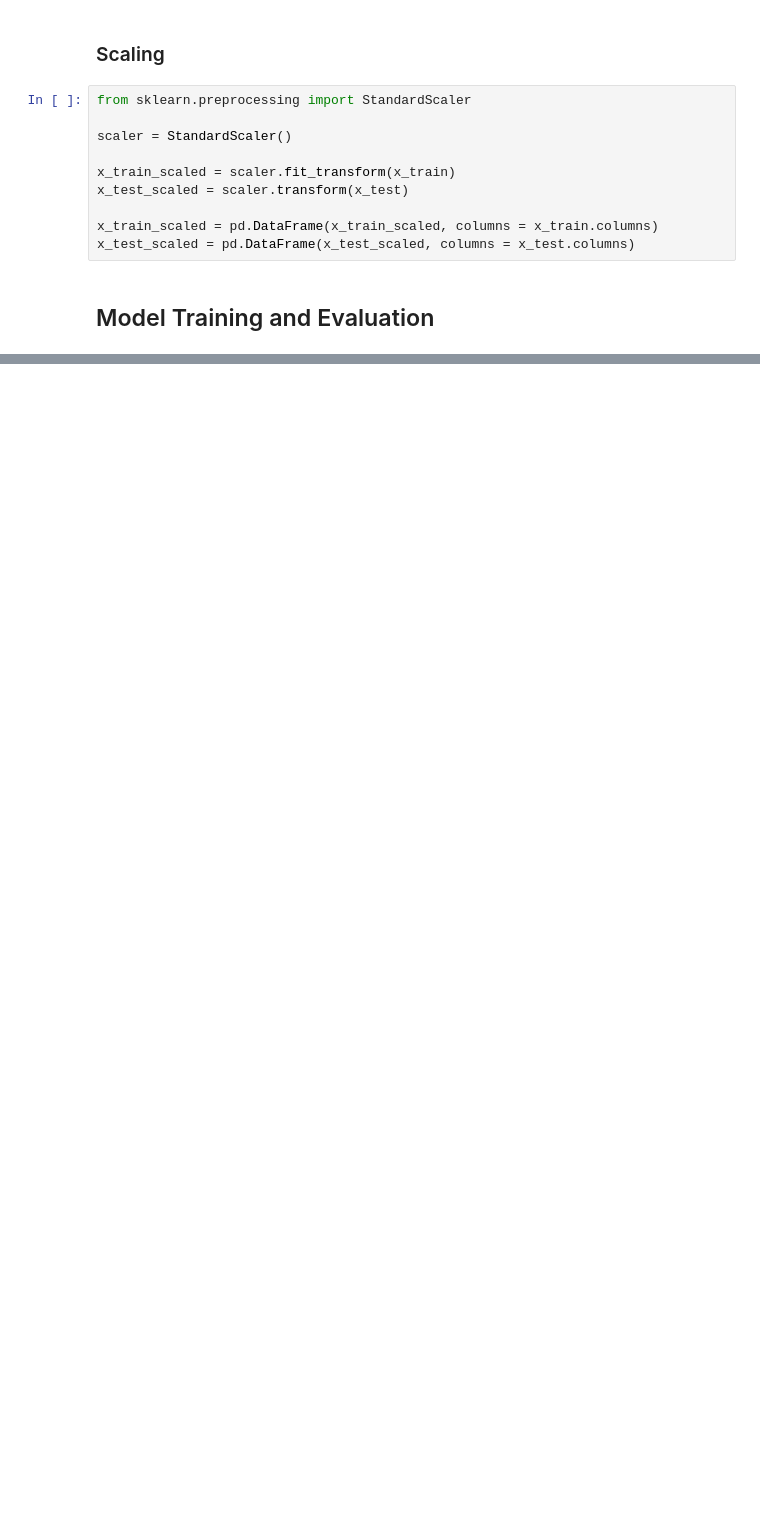
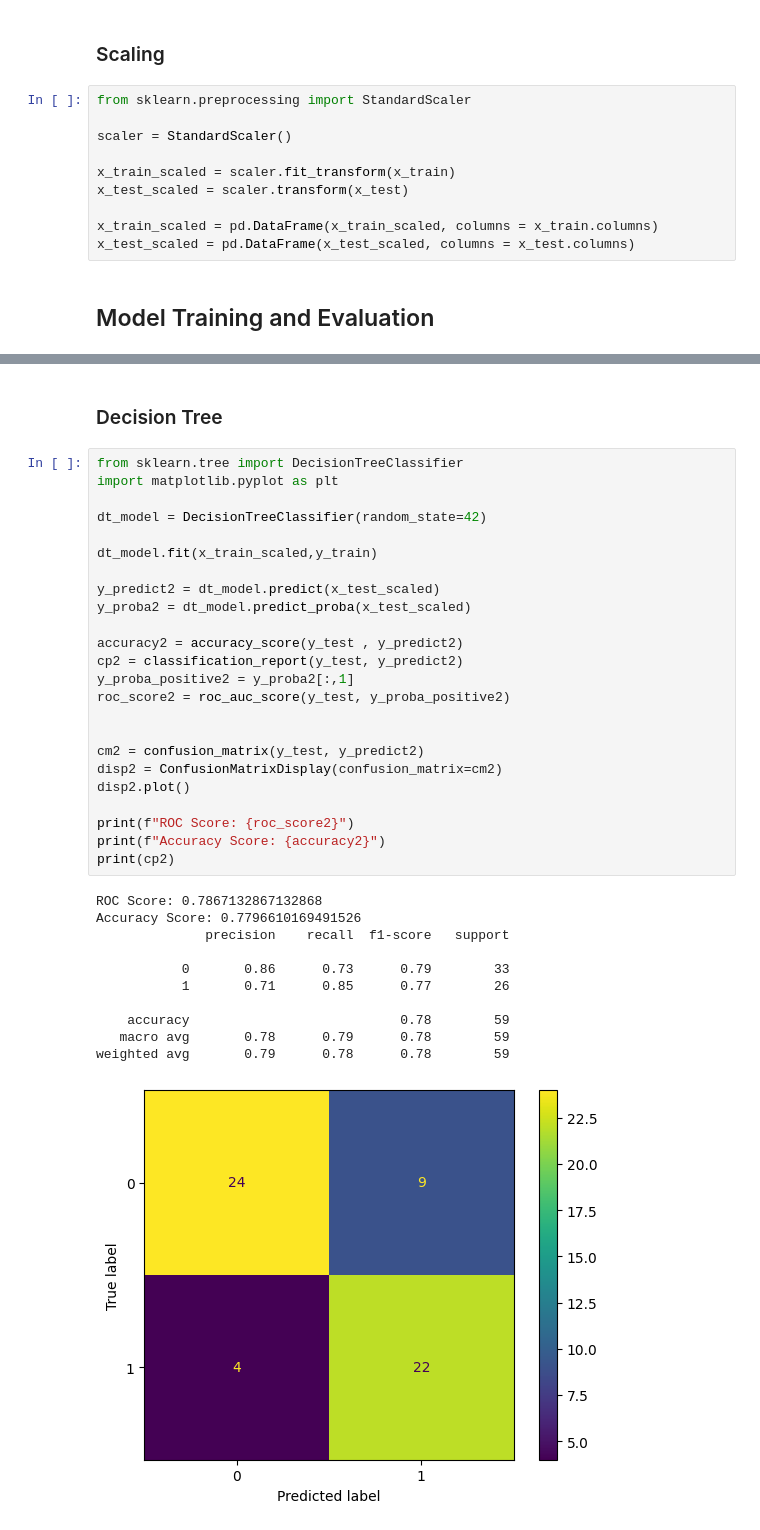
Before and after one commit to AbdlSi/heart_disease, a Jupyter notebook: heartdisease_df_analysis_visuals.ipynb, the cells around one changed output, grey strips where cells are left out. Cells and saved outputs as stored; diff of their text form; blank space fills up the shorter version.

```diff
--- a/heartdisease_df_analysis_visuals.ipynb
+++ b/heartdisease_df_analysis_visuals.ipynb
@@ -157,0 +154,38 @@ Please also refer to the documentation for alternative solver options:
+# %% [markdown]
+### Decision Tree
+# %%
+from sklearn.tree import DecisionTreeClassifier
+import matplotlib.pyplot as plt
+
+dt_model = DecisionTreeClassifier(random_state=42)
+
+dt_model.fit(x_train_scaled,y_train)
+
+y_predict2 = dt_model.predict(x_test_scaled)
+y_proba2 = dt_model.predict_proba(x_test_scaled)
+
+accuracy2 = accuracy_score(y_test , y_predict2)
+cp2 = classification_report(y_test, y_predict2)
+y_proba_positive2 = y_proba2[:,1]
+roc_score2 = roc_auc_score(y_test, y_proba_positive2)
+
+
+cm2 = confusion_matrix(y_test, y_predict2)
+disp2 = ConfusionMatrixDisplay(confusion_matrix=cm2)
+disp2.plot()
+
+print(f"ROC Score: {roc_score2}")
+print(f"Accuracy Score: {accuracy2}")
+print(cp2)
+# %% [output]
+ROC Score: 0.7867132867132868
+Accuracy Score: 0.7796610169491526
+              precision    recall  f1-score   support
+
+           0       0.86      0.73      0.79        33
+           1       0.71      0.85      0.77        26
+
+    accuracy                           0.78        59
+   macro avg       0.78      0.79      0.78        59
+weighted avg       0.79      0.78      0.78        59
+[figure, added]
```
Also changed, not shown: parts of 9 cells of this notebook.
